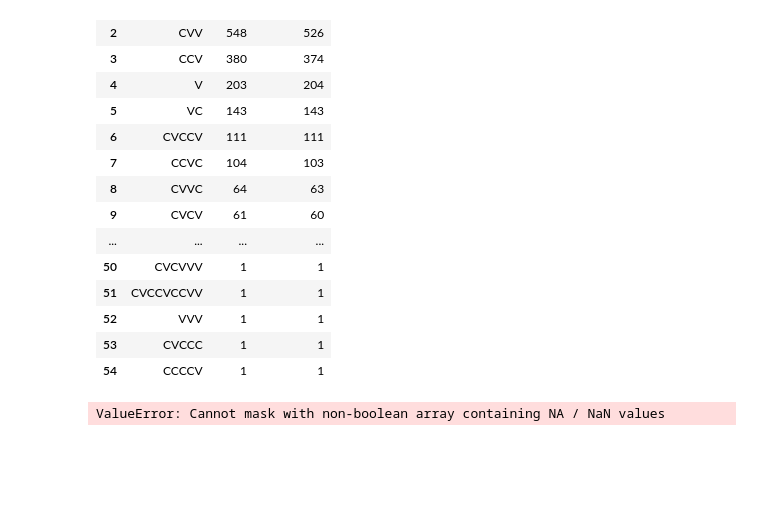
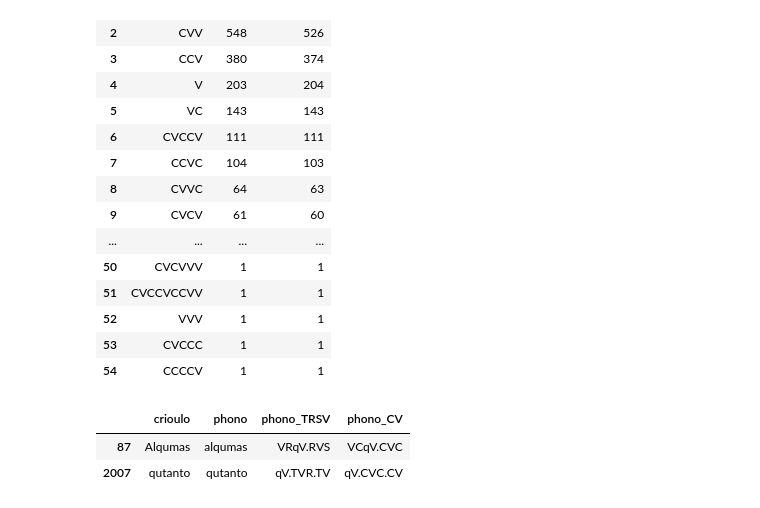
Before and after one commit to Portophon/PtLanka, a Jupyter notebook: CV stats.ipynb, the cells around one changed output. Saved outputs shown, nothing was run; the diff lists cells and outputs as text; code cells hidden in the pictures; blank space fills up the shorter version.

```diff
--- a/CV stats.ipynb
+++ b/CV stats.ipynb
@@ -224,6 +224,8 @@ df
 | 53 | CVCCC | 1 | 1 |
 | 54 | CCCCV | 1 | 1 |
 # %%
-word_df[word_df['phono'].str.contains("VRqV|TVcS|TRVg|TVRg|TVSsVV|qV|TRVc")]
+word_df[word_df['phono_CV'].str.contains("VRqV|TVcS|TRVg|TVRg|TVSsVV|qV|TRVc")]
 # %% [output]
-ValueError: Cannot mask with non-boolean array containing NA / NaN values
+|  | crioulo | phono | phono_TRSV | phono_CV |
+| 87 | Alqumas | alqumas | VRqV.RVS | VCqV.CVC |
+| 2007 | qutanto | qutanto | qV.TVR.TV | qV.CVC.CV |
```
Also changed, not shown: 1 other file.
